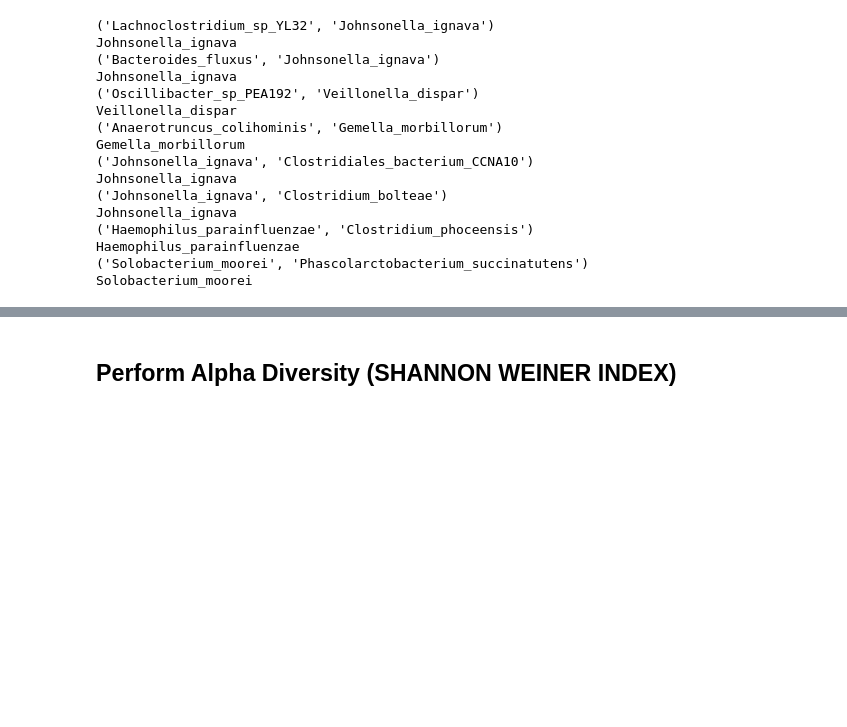
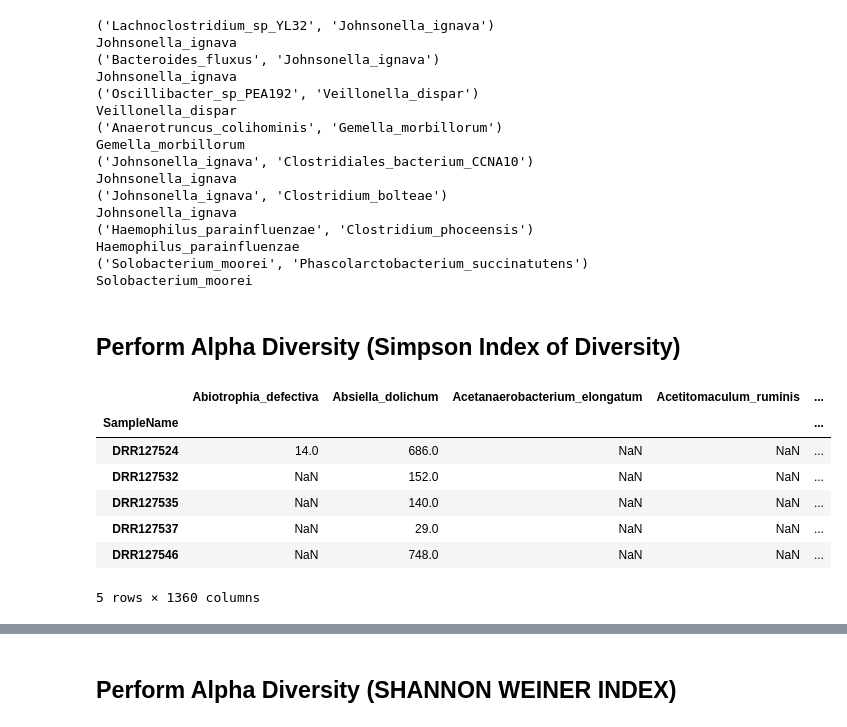
Before and after one commit to Markloftus/CancerMicrobiome, a Jupyter notebook: PublicationMaster--Part4--Paper3--AlphaDiversity-DifferentialAbundance-FunctionalAbundance.ipynb, the cells around one changed output, grey strips where cells are left out. Saved outputs shown, nothing was run; the diff lists cells and outputs as text; code cells hidden in the pictures; blank space fills up the shorter version.

```diff
--- a/PublicationMaster--Part4--Paper3--AlphaDiversity-DifferentialAbundance-FunctionalAbundance.ipynb
+++ b/PublicationMaster--Part4--Paper3--AlphaDiversity-DifferentialAbundance-FunctionalAbundance.ipynb
@@ -169,3 +169,24 @@ for neg in negHealthyList:
     for species in neg:
         if species in OralMicrobeList:
             print(species)
+# %% [markdown]
+## Perform Alpha Diversity (Simpson Index of Diversity)
+# %%
+dfo2 = globalAbundanceDF.drop(columns=['Cohort']).div(globalAbundanceDF.sum(axis=1), axis=0).copy()
+globalAbundanceDFCount = dfo2.multiply(1000000, axis=0).copy()
+globalAbundanceDFCount2 = globalAbundanceDFCount.copy()
+globalAbundanceDFCount.fillna(0, inplace=True)
+for x in globalAbundanceDFCount.columns:
+    for y in globalAbundanceDFCount.index:
+        globalAbundanceDFCount2.at[y,x] = int(globalAbundanceDFCount.at[y,x])
+globalAbundanceDFCount2.replace(0.0, np.nan, inplace=True)
+globalAbundanceDFCount2.head()
+# %% [output]
+|  | Abiotrophia_defectiva | Absiella_dolichum | Acetanaerobacterium_elongatum | Acetitomaculum_ruminis | ... |
+| SampleName |  |  |  |  | ... |
+| DRR127524 | 14.0 | 686.0 | NaN | NaN | ... |
+| DRR127532 | NaN | 152.0 | NaN | NaN | ... |
+| DRR127535 | NaN | 140.0 | NaN | NaN | ... |
+| DRR127537 | NaN | 29.0 | NaN | NaN | ... |
+| DRR127546 | NaN | 748.0 | NaN | NaN | ... |
+5 rows × 1360 columns
```
Also changed, not shown: parts of 7 cells of this notebook.
